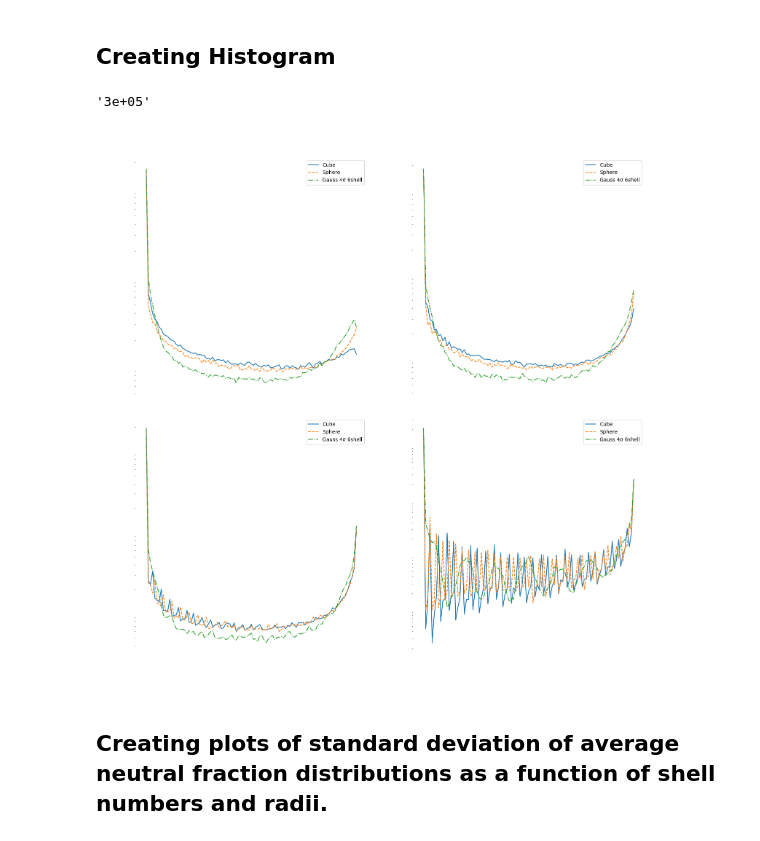
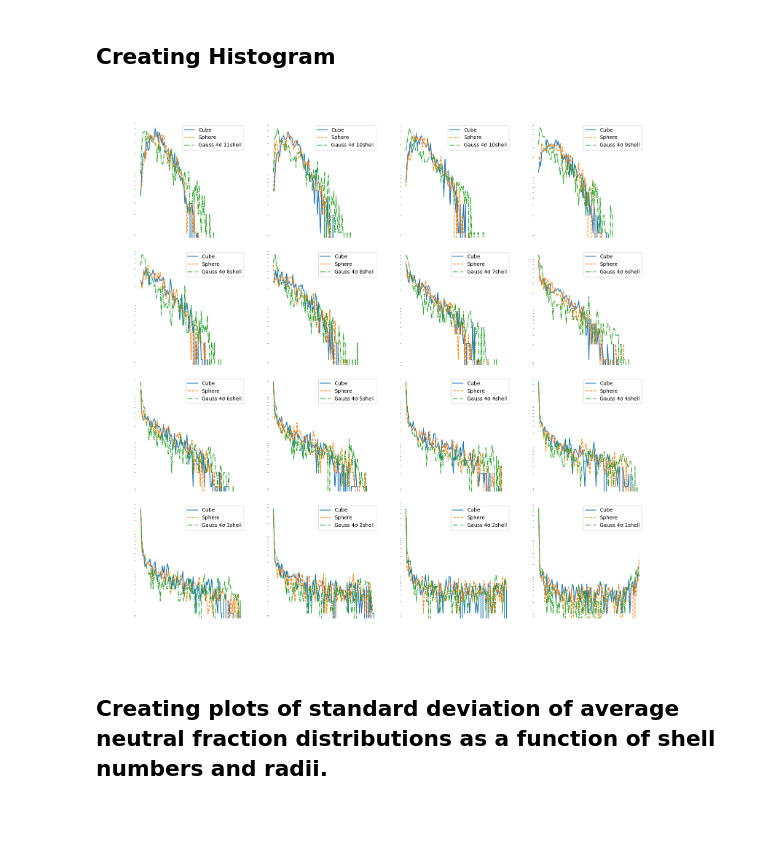
Before and after one commit to tommychinwj/HI_characterization, a Jupyter notebook: cube_HI_characterization.ipynb, the cells around one changed output. Saved outputs shown, nothing was run; the diff lists cells and outputs as text; code cells hidden in the pictures.

Commit message:
able to generate distributions with arbitrary shells/effective radius. Generated ionized box with 2x length in Mpc.

```diff
--- a/cube_HI_characterization.ipynb
+++ b/cube_HI_characterization.ipynb
@@ -91,12 +91,12 @@ def gaussian_sphere_average(distance_box, radius, input_box, shell_num, sigma_fa
 
 
     # Radius Ratio 1
-    shell_center = 0.5*(shell_radius_edges[1:] + shell_radius_edges[:-1])*sigma_factor
-    weight = Gaussian(x=shell_center, sigma=1)
+#     shell_center = 0.5*(shell_radius_edges[1:] + shell_radius_edges[:-1])*sigma_factor
+#     weight = Gaussian(x=shell_center, sigma=1)
 
     # Radius Ratio 2
-#     shell_center = 0.5*(shell_radius_edges[1:] + shell_radius_edges[:-1])*sigma_factor*radius
-#     weight = Gaussian(x=shell_center, sigma=radius)
+    shell_center = 0.5*(shell_radius_edges[1:] + shell_radius_edges[:-1])*sigma_factor*radius
+    weight = Gaussian(x=shell_center, sigma=radius)
 
 
     for ii in range(shell_num):
@@ -147,10 +147,10 @@ def Average_Neutral_Fraction_Distribution(
 
 
         # Radius Ratio 1
-        radius = int(round(radius*1.4370396997748922*3))
+#         radius = int(round(radius*1.4370396997748922*3))
 
         # Radius Ratio 2
-#         radius = int(round(radius*((4/3/np.sqrt(np.pi))**(1/3))*13/4))  # 13/4 --> speculated correction factor
+        radius = int(round(radius*((4/3/np.sqrt(np.pi))**(1/3))*13/4))  # 13/4 --> speculated correction factor
 
 
         dist_frm_coord_box = distance_from_coordinate(radius*2+1)
@@ -184,10 +184,10 @@ def Average_Neutral_Fraction_Distribution(
 
 
         # Radius Ratio 1
-        radius = int(round(radius*1.4370396997748922*3))
+#         radius = int(round(radius*1.4370396997748922*3))
 
         # Radius Ratio 2
-#         radius = int(round(radius*((4/3/np.sqrt(np.pi))**(1/3))*13/4))  # 13/4 --> speculated correction factor
+        radius = int(round(radius*((4/3/np.sqrt(np.pi))**(1/3))*13/4))  # 13/4 --> speculated correction factor
 
 
         dist_frm_coord_box = distance_from_coordinate(radius*2+1)
@@ -739,8 +747,8 @@ def generate_distributions(
 # %% [markdown]
 ## Generate the distributions and storing the data in global variables
 # %%
-radii = np.arange(5, 1, -1)  # array([34, 32, 30,... 6, 4]) units: voxels
-iterations = 3*10**5
+radii = np.arange(34, 3, -2)  # array([34, 32, 30,... 6, 4]) units: voxels
+iterations = 10**4
 sigma_factors = [4]
 shell_numbers = [6]
 
@@ -758,34 +778,30 @@ progress = 100%, local time = 10:08:28PM PDT
 # %% [markdown]
 ## Creating Histogram
-# %%
-'{:.0e}'.format(iterations)
-# %% [output]
-'3e+05'
 # %%
 histogram(
     y1s=tuple(cubes),
     y2s=tuple(spheres),
     y3s=gaussians,
     marker_lines=['-.'],
     y1s_label='Cube',
     y2s_label='Sphere',
     y3s_label='Gauss',
     title=[f'Radius={r*BOX_LEN/HII_DIM}Mpc' for r in radii],
     shared_title=f'Distribution of Average \
 Neutral Fraction ((4*HII_DIM)^3 init box, iterations={iterations:.0e}, redshift={redshift})',
     shared_y_label='Counts',
     shared_x_label='Neutral Fraction',
-    figure_shape=(2,2),
+    figure_shape=(4,4),
     figure_size=(18,18),
     vertical_gap=0.1,
     horizontal_gap=0.2,
     y_scale='log',
 #     y_notation='sci',
     share_y_axis=False
 #     dpi=1000
 )
 # %% [output]
-[figure, old version]
+[figure, new version]
 # %% [markdown]
 ## Creating plots of standard deviation of average neutral fraction distributions as a function of shell numbers and radii.
 # %% [markdown]
```
Also changed, not shown: parts of 4 cells of this notebook, 1 other file.
